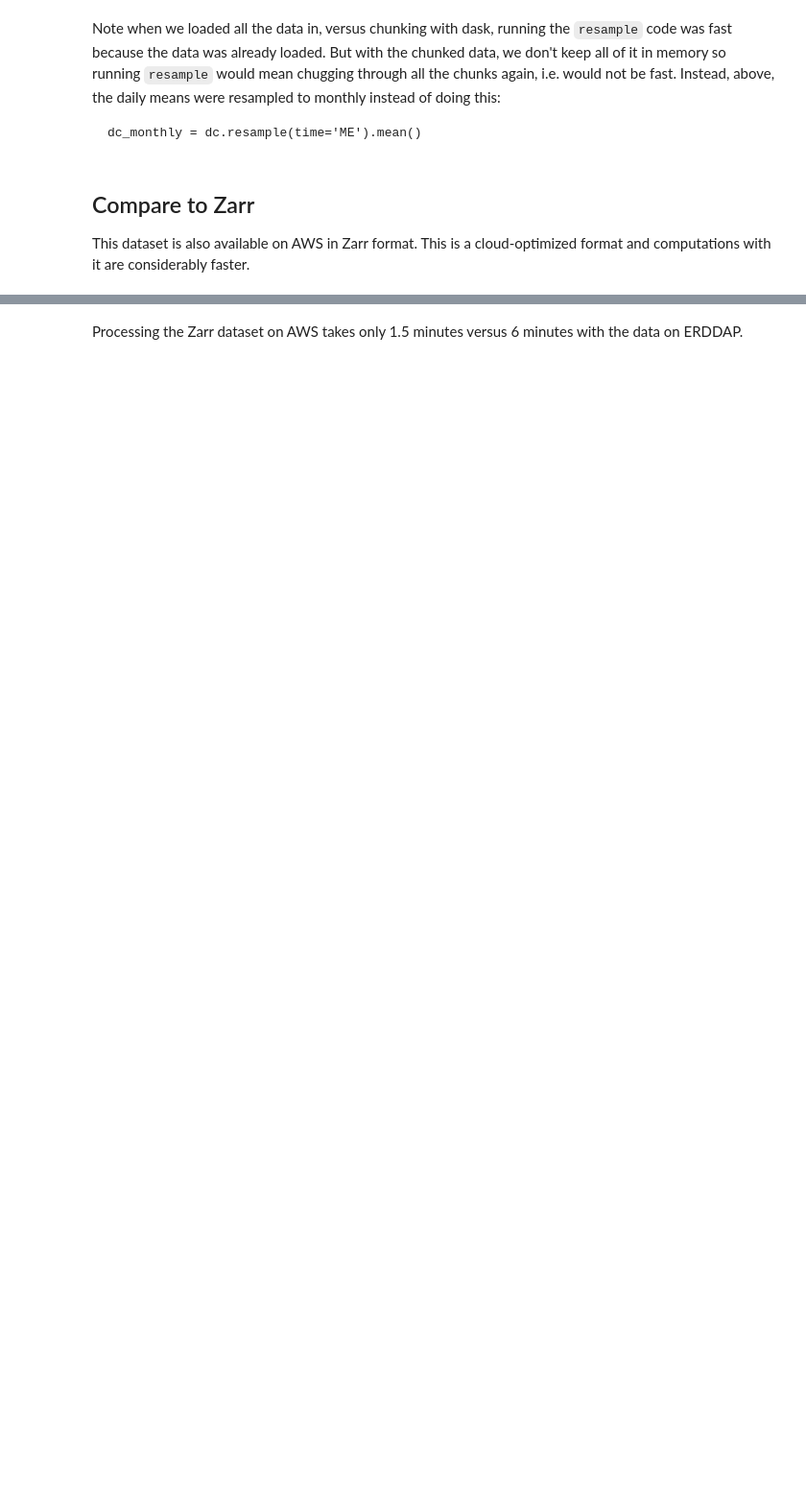
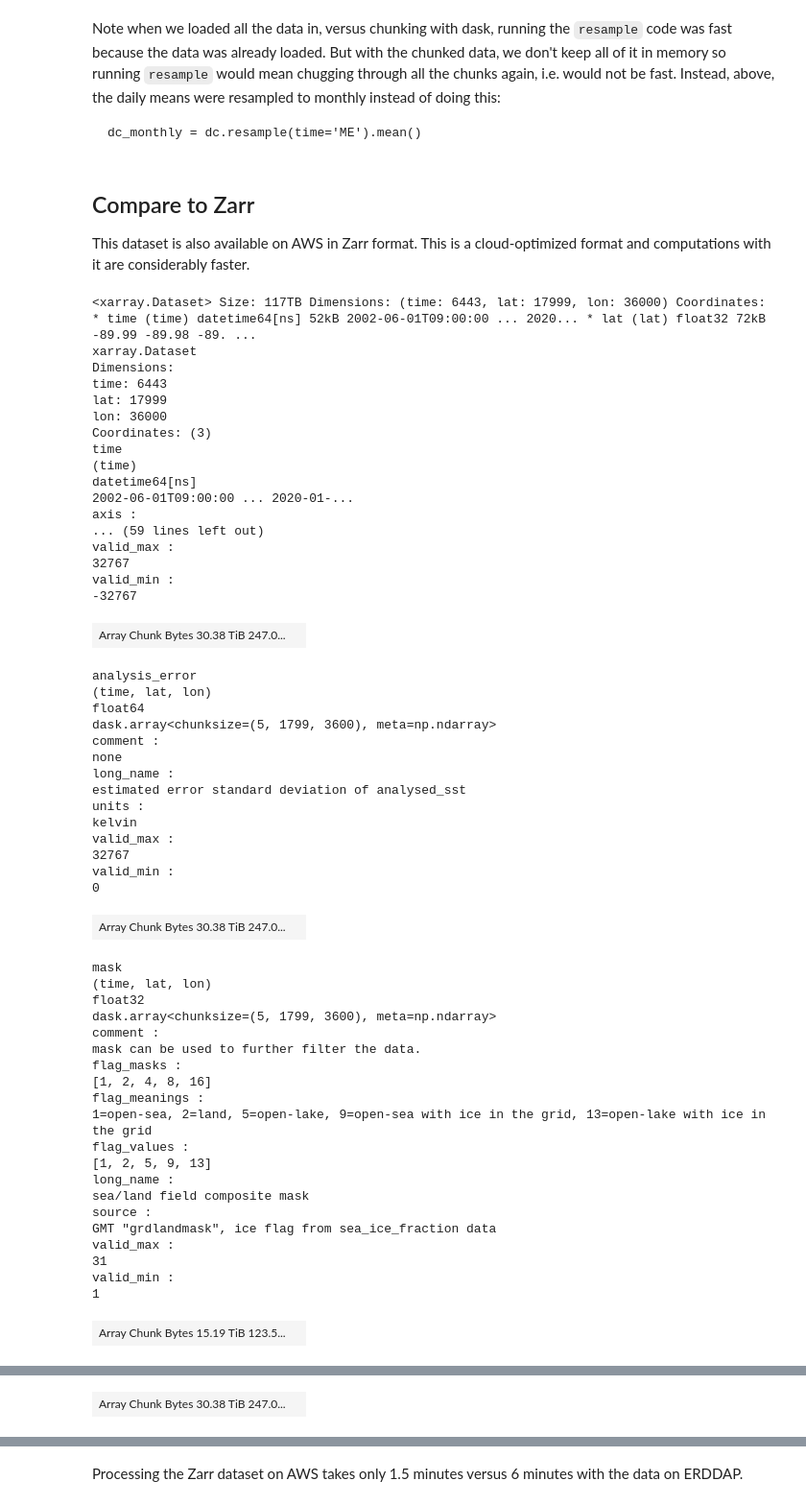
Before and after one commit to nmfs-opensci/NMFSHackDays-2026, a Jupyter notebook: topics/2026-04-17/erddap_xarray.ipynb, the cells around one changed output, grey strips where cells are left out. Shown at 96% size. Drawn from its saved outputs; the diff is of its cells as text; code cells hidden in the pictures; blank space fills up the shorter version.

```diff
--- a/topics/2026-04-17/erddap_xarray.ipynb
+++ b/topics/2026-04-17/erddap_xarray.ipynb
@@ -210,3 +230,60 @@ This dataset is also available on AWS in Zarr format. This is a cloud-optimized
 # %%
 import xarray
 ds2 = xarray.open_zarr("https://mur-sst.s3.us-west-2.amazonaws.com/zarr-v1")
+# %%
+ds2
+# %% [output]
+<xarray.Dataset> Size: 117TB Dimensions: (time: 6443, lat: 17999, lon: 36000) Coordinates: * time (time) datetime64[ns] 52kB 2002-06-01T09:00:00 ... 2020... * lat (lat) float32 72kB -89.99 -89.98 -89. ...
+xarray.Dataset
+Dimensions:
+time: 6443
+lat: 17999
+lon: 36000
+Coordinates: (3)
+time
+(time)
+datetime64[ns]
+2002-06-01T09:00:00 ... 2020-01-...
+axis :
+... (59 lines left out)
+valid_max :
+32767
+valid_min :
+-32767
+| Array Chunk Bytes 30.38 TiB 247.0... |  |
+analysis_error
+(time, lat, lon)
+float64
+dask.array<chunksize=(5, 1799, 3600), meta=np.ndarray>
+comment :
+none
+long_name :
+estimated error standard deviation of analysed_sst
+units :
+kelvin
+valid_max :
+32767
+valid_min :
+0
+| Array Chunk Bytes 30.38 TiB 247.0... |  |
+mask
+(time, lat, lon)
+float32
+dask.array<chunksize=(5, 1799, 3600), meta=np.ndarray>
+comment :
+mask can be used to further filter the data.
+flag_masks :
+[1, 2, 4, 8, 16]
+flag_meanings :
+1=open-sea, 2=land, 5=open-lake, 9=open-sea with ice in the grid, 13=open-lake with ice in the grid
+flag_values :
+[1, 2, 5, 9, 13]
+long_name :
+sea/land field composite mask
+source :
+GMT "grdlandmask", ice flag from sea_ice_fraction data
+valid_max :
+31
+valid_min :
+1
+| Array Chunk Bytes 15.19 TiB 123.5... |  |
@@ -212,0 +308 @@ ds2 = xarray.open_zarr("https://mur-sst.s3.us-west-2.amazonaws.com/zarr-v1")
+| Array Chunk Bytes 30.38 TiB 247.0... |  |
```
Also changed, not shown: parts of 6 cells of this notebook, 15 other files.
